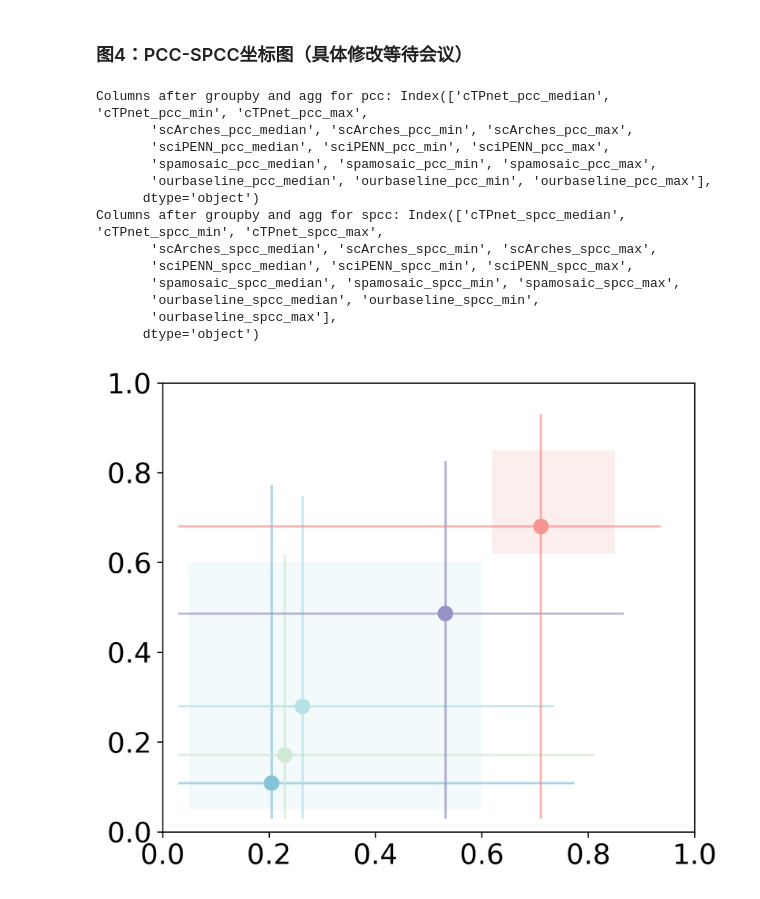
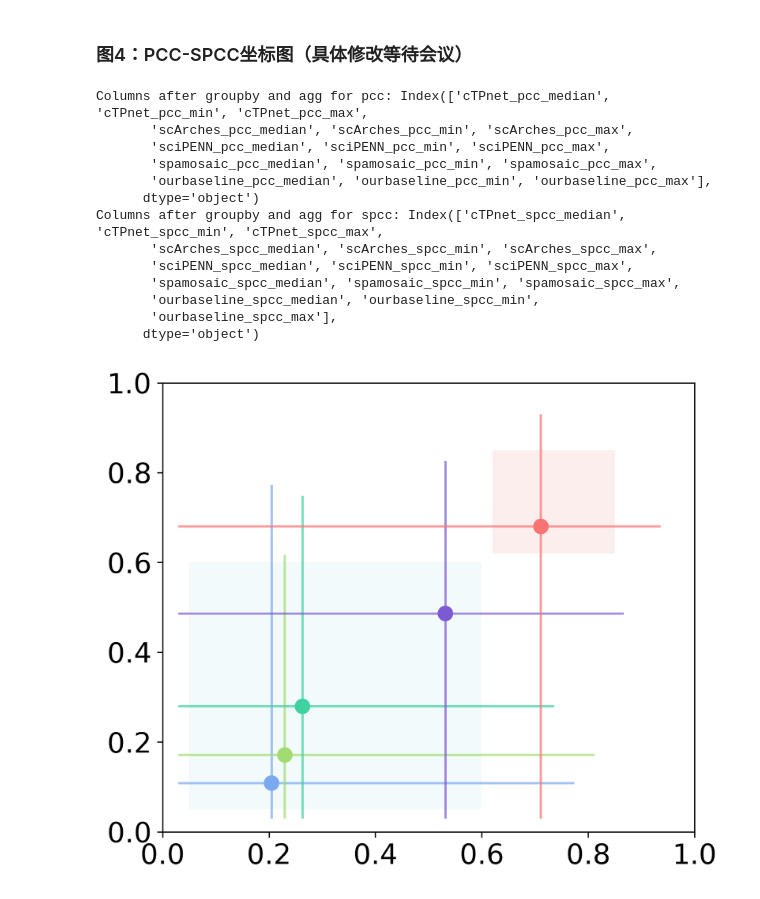
Before and after one commit to JeMing-creater/SP_drawing, a Jupyter notebook: 2-impute/T1-PCC_SPCC.ipynb, the cells around one changed output. Saved outputs shown, nothing was run; the diff lists cells and outputs as text; code cells hidden in the pictures.

```diff
--- a/2-impute/T1-PCC_SPCC.ipynb
+++ b/2-impute/T1-PCC_SPCC.ipynb
@@ -260,13 +271,21 @@ import matplotlib.pyplot as plt
 import seaborn as sns
 
 # 定义颜色映射（确保包含所有方法名）
+# my_pal = {
+#     'cTPnet': '#88c4d7',
+#     'scArches': '#d0ead5',
+#     'sciPENN': '#b5e2e5',
+#     'spamosaic': '#9793c6',
+#     'ourbaseline': '#f79691'
+# }
+
 my_pal = {
-    'cTPnet': '#88c4d7',
-    'scArches': '#d0ead5',
-    'sciPENN': '#b5e2e5',
-    'spamosaic': '#9793c6',
-    'ourbaseline': '#f79691'
-}
+    'cTPnet':"#7ba9ef",
+    'scArches':"#a0dc6f",
+    'sciPENN':"#3fd2a1",
+    'spamosaic':"#7c5ad2",
+    'ourbaseline':"#f87373"
+    }
 
 # 文件路径
 
@@ -341,31 +360,31 @@ ax = plt.gca()
 # 浅蓝色框
 ax.add_patch(Rectangle((0.05, 0.05), 0.55, 0.55, facecolor='#b5e2e5', alpha=0.15, edgecolor='none', zorder=0))
 # 浅灰色框
 ax.add_patch(Rectangle((0.62, 0.62), 0.23, 0.23, facecolor='#EE9185', alpha=0.15, edgecolor='none', zorder=0))
 # 注意：由于坐标轴范围被限制在 [0, 1]，实际绘制时：矩形右侧会超出范围：0.62 + 0.7 = 1.32 > 1.0；矩形顶部会超出范围：0.62 + 0.7 = 1.32 > 1.0
 
 # # 美化图表(设置刻度范围)
 plt.xlim(0,1)
 plt.ylim(0,1)
 
 plt.xlabel('', fontsize=18)
 plt.ylabel('', fontsize=18)
 # plt.grid(True, linestyle='--', alpha=0.6)
 # plt.legend(title='Methods', bbox_to_anchor=(1.05, 1), loc='upper left')
 plt.tight_layout()
 plt.show()
 # %% [output]
 Columns after groupby and agg for pcc: Index(['cTPnet_pcc_median', 'cTPnet_pcc_min', 'cTPnet_pcc_max',
        'scArches_pcc_median', 'scArches_pcc_min', 'scArches_pcc_max',
        'sciPENN_pcc_median', 'sciPENN_pcc_min', 'sciPENN_pcc_max',
        'spamosaic_pcc_median', 'spamosaic_pcc_min', 'spamosaic_pcc_max',
        'ourbaseline_pcc_median', 'ourbaseline_pcc_min', 'ourbaseline_pcc_max'],
       dtype='object')
 Columns after groupby and agg for spcc: Index(['cTPnet_spcc_median', 'cTPnet_spcc_min', 'cTPnet_spcc_max',
        'scArches_spcc_median', 'scArches_spcc_min', 'scArches_spcc_max',
        'sciPENN_spcc_median', 'sciPENN_spcc_min', 'sciPENN_spcc_max',
        'spamosaic_spcc_median', 'spamosaic_spcc_min', 'spamosaic_spcc_max',
        'ourbaseline_spcc_median', 'ourbaseline_spcc_min',
        'ourbaseline_spcc_max'],
       dtype='object')
-[figure, old version]
+[figure, new version]
```
Also changed, not shown: parts of 4 cells of this notebook, 3 other files.
